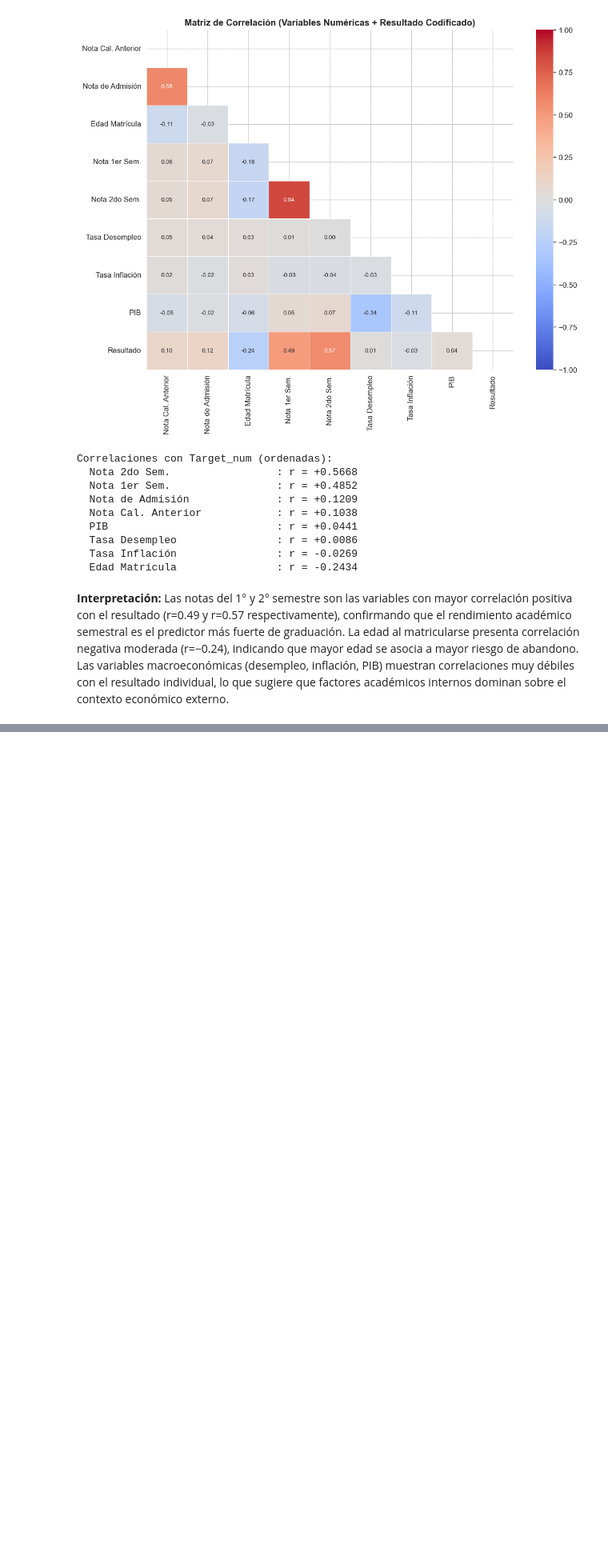
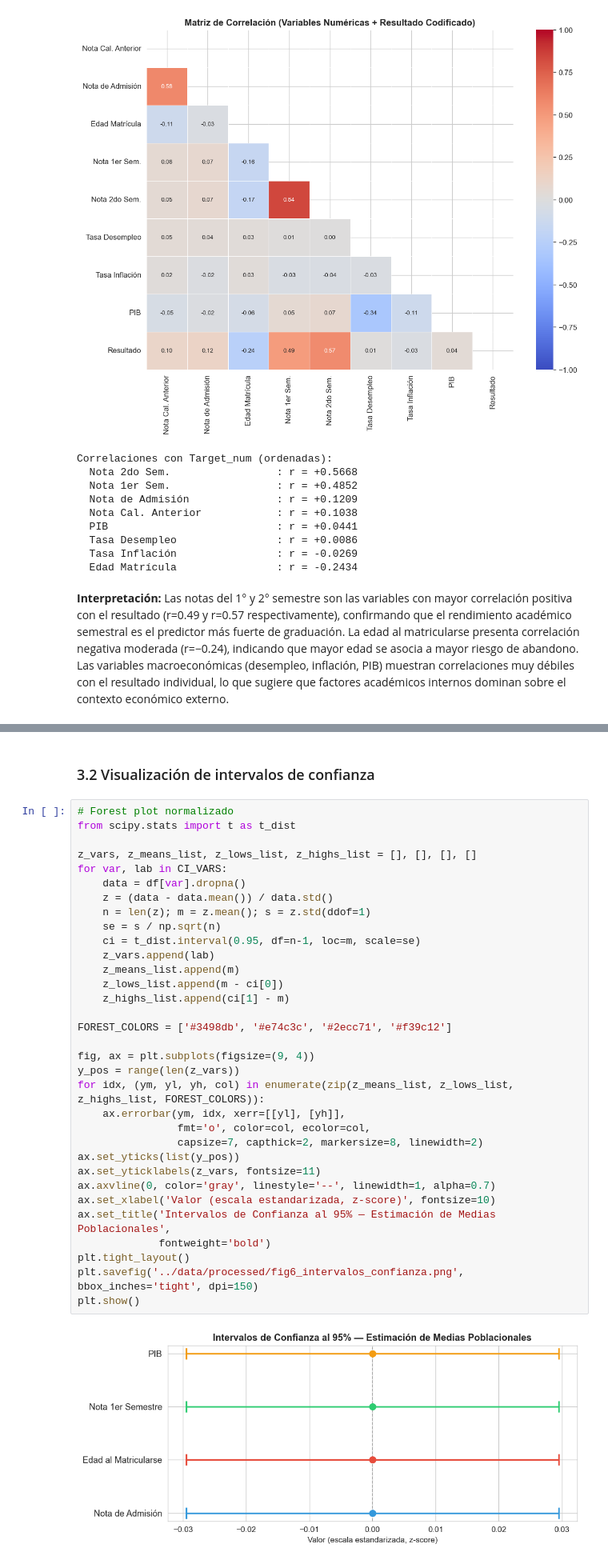
Before and after one commit to dark452/mcdi501-grupo1, a Jupyter notebook: notebooks/F2.ipynb, the cells around one changed output, grey strips where cells are left out. Shown at 80% size. Cells and saved outputs as stored; diff of their text form; blank space fills up the shorter version.

Commit message:
feat (F2):Se agregó estimación de parámetros

```diff
--- a/notebooks/F2.ipynb
+++ b/notebooks/F2.ipynb
@@ -476,0 +524,37 @@ Correlaciones con Target_num (ordenadas):
+# %% [markdown]
+### 3.2 Visualización de intervalos de confianza
+# %%
+# Forest plot normalizado
+from scipy.stats import t as t_dist
+
+z_vars, z_means_list, z_lows_list, z_highs_list = [], [], [], []
+for var, lab in CI_VARS:
+    data = df[var].dropna()
+    z = (data - data.mean()) / data.std()
+    n = len(z); m = z.mean(); s = z.std(ddof=1)
+    se = s / np.sqrt(n)
+    ci = t_dist.interval(0.95, df=n-1, loc=m, scale=se)
+    z_vars.append(lab)
+    z_means_list.append(m)
+    z_lows_list.append(m - ci[0])
+    z_highs_list.append(ci[1] - m)
+
+FOREST_COLORS = ['#3498db', '#e74c3c', '#2ecc71', '#f39c12']
+
+fig, ax = plt.subplots(figsize=(9, 4))
+y_pos = range(len(z_vars))
+for idx, (ym, yl, yh, col) in enumerate(zip(z_means_list, z_lows_list, z_highs_list, FOREST_COLORS)):
+    ax.errorbar(ym, idx, xerr=[[yl], [yh]],
+                fmt='o', color=col, ecolor=col,
+                capsize=7, capthick=2, markersize=8, linewidth=2)
+ax.set_yticks(list(y_pos))
+ax.set_yticklabels(z_vars, fontsize=11)
+ax.axvline(0, color='gray', linestyle='--', linewidth=1, alpha=0.7)
+ax.set_xlabel('Valor (escala estandarizada, z-score)', fontsize=10)
+ax.set_title('Intervalos de Confianza al 95% — Estimación de Medias Poblacionales',
+             fontweight='bold')
+plt.tight_layout()
+plt.savefig('../data/processed/fig6_intervalos_confianza.png', bbox_inches='tight', dpi=150)
+plt.show()
+# %% [output]
+[figure, added]
```
Also changed, not shown: parts of 4 cells of this notebook, 6 other files.
